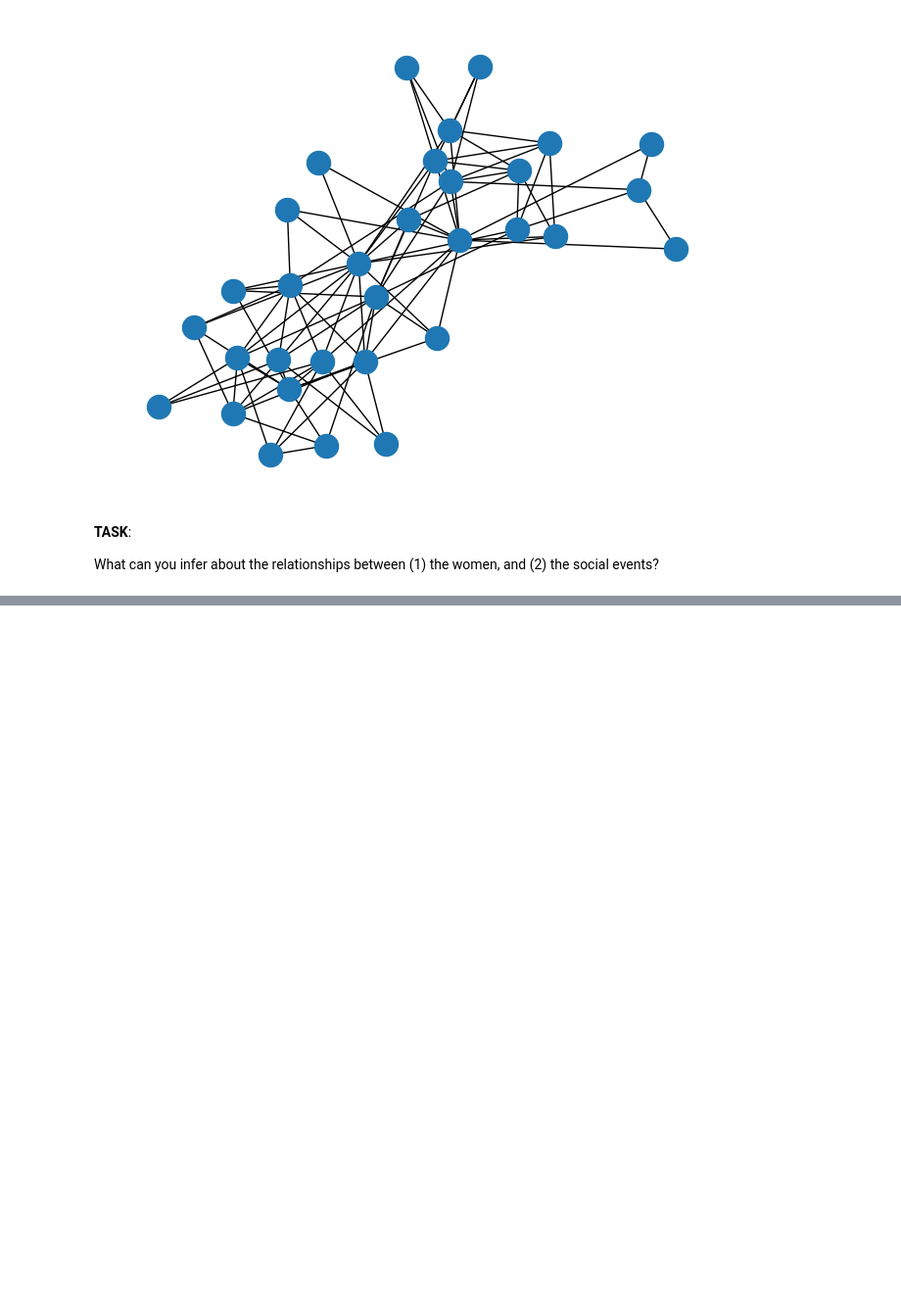
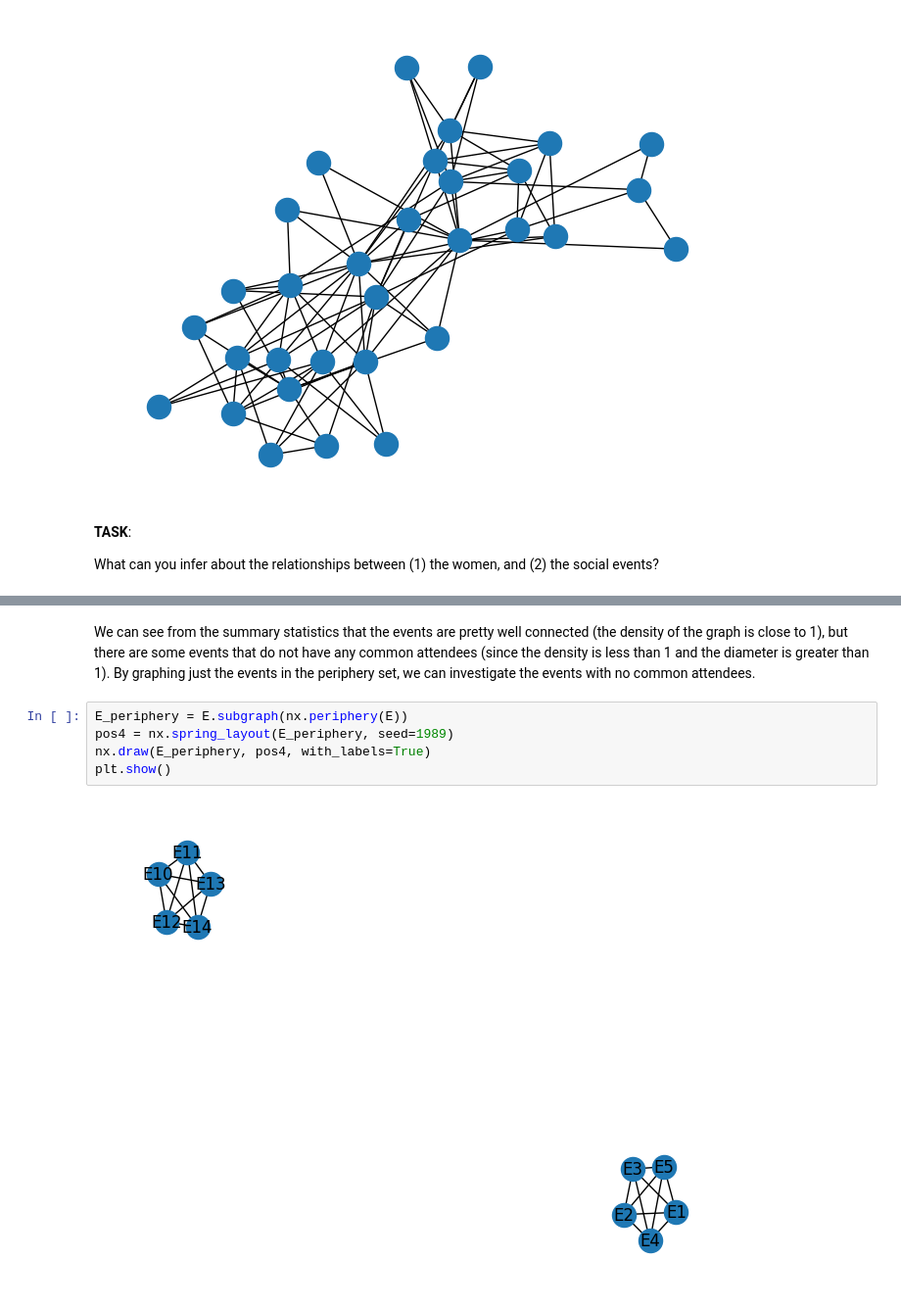
Before and after one commit to Marley-Myrianthopoulos/cunysps_data620, a Jupyter notebook: homework/620_hw4.ipynb, the cells around one changed output, grey strips where cells are left out. Shown at 98% size. Saved outputs shown, nothing was run; the diff lists cells and outputs as text; blank space fills up the shorter version.

```diff
--- a/homework/620_hw4.ipynb
+++ b/homework/620_hw4.ipynb
@@ -65,0 +84,9 @@ What can you infer about the relationships between (1) the women, and (2) the so
+# %% [markdown]
+We can see from the summary statistics that the events are pretty well connected (the density of the graph is close to 1), but there are some events that do not have any common attendees (since the density is less than 1 and the diameter is greater than 1). By graphing just the events in the periphery set, we can investigate the events with no common attendees.
+# %%
+E_periphery = E.subgraph(nx.periphery(E))
+pos4 = nx.spring_layout(E_periphery, seed=1989)
+nx.draw(E_periphery, pos4, with_labels=True)
+plt.show()
+# %% [output]
+[figure, added]
```
Also changed, not shown: parts of 64 cells of this notebook.
